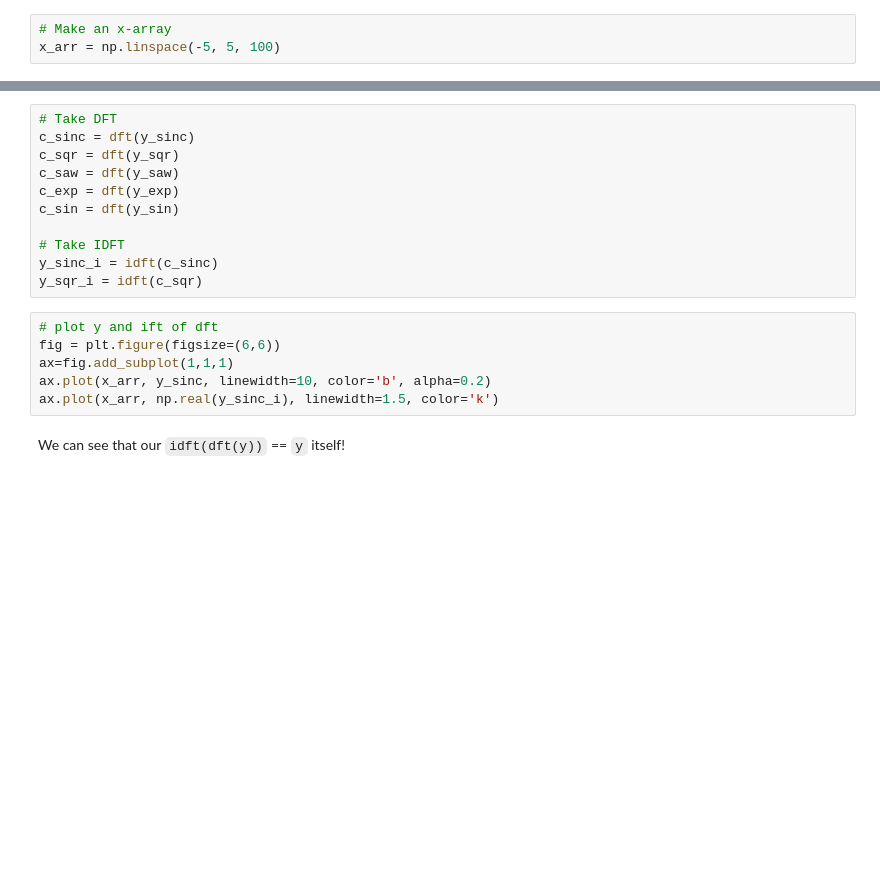
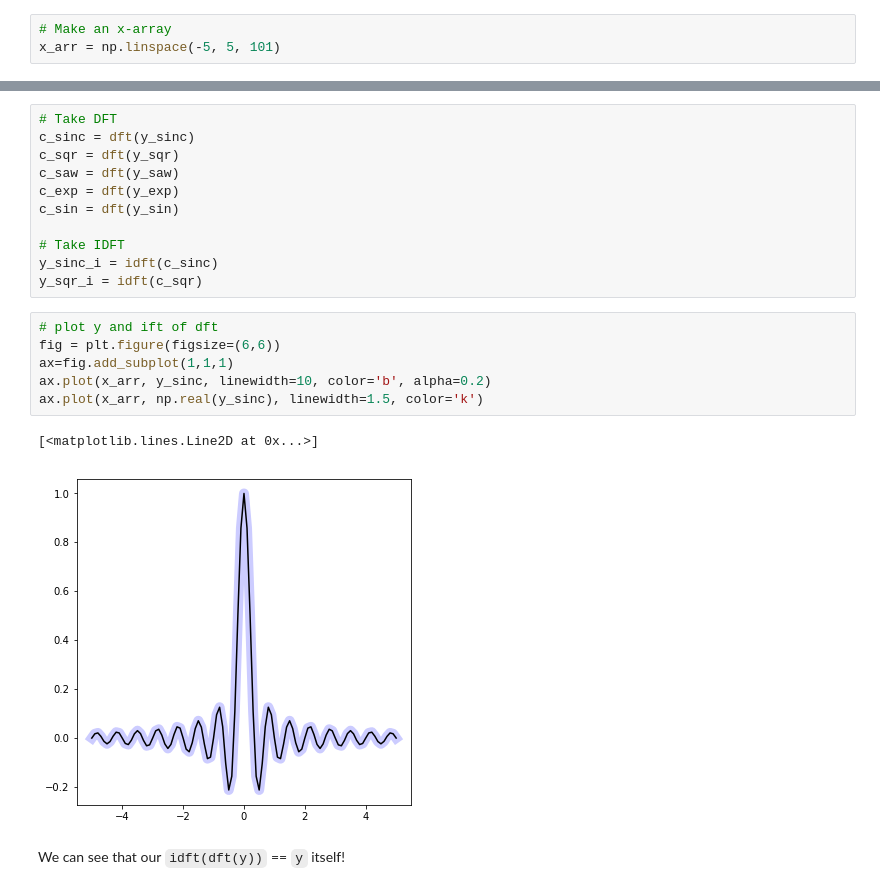
Before and after one commit to nkern/Astro_9, a Jupyter notebook: lectures/04_CompPhys/FourierTransforms.ipynb, the cells around one changed output, grey strips where cells are left out. Drawn from its saved outputs; the diff is of its cells as text; blank space fills up the shorter version.

```diff
--- a/lectures/04_CompPhys/FourierTransforms.ipynb
+++ b/lectures/04_CompPhys/FourierTransforms.ipynb
@@ -181,7 +181,7 @@ from $-L/2 < x < L/2$, where you are free to choose $L$ as you want. Make sure t
 Plot the Fourier coefficients. What shapes do you find in the Fourier domain as compared to the input domain?
 # %%
 # Make an x-array
-x_arr = np.linspace(-5, 5, 100)
+x_arr = np.linspace(-5, 5, 101)
 # %%
 # Sample various functions for y-values
 y_sinc = np.sinc(x_arr*3)
@@ -217,9 +221,12 @@ y_sqr_i = idft(c_sqr)
 # %%
 # plot y and ift of dft
 fig = plt.figure(figsize=(6,6))
 ax=fig.add_subplot(1,1,1)
 ax.plot(x_arr, y_sinc, linewidth=10, color='b', alpha=0.2)
-ax.plot(x_arr, np.real(y_sinc_i), linewidth=1.5, color='k')
+ax.plot(x_arr, np.real(y_sinc), linewidth=1.5, color='k')
+# %% [output]
+[<matplotlib.lines.Line2D at 0x...>]
+[figure, added]
 # %% [markdown]
 We can see that our `idft(dft(y))` == `y` itself!
 # %%
```
Also changed, not shown: parts of 12 cells of this notebook, 1 other file.
